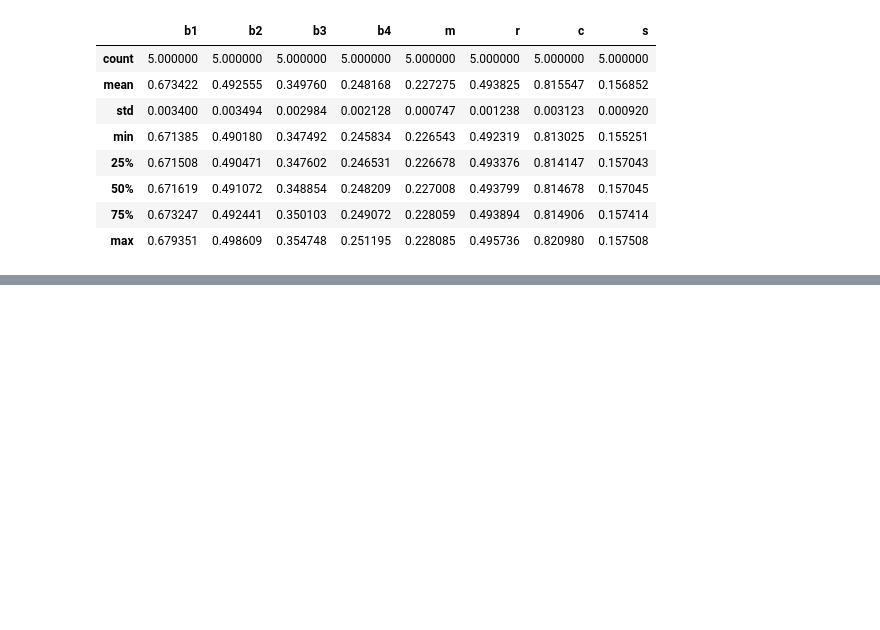
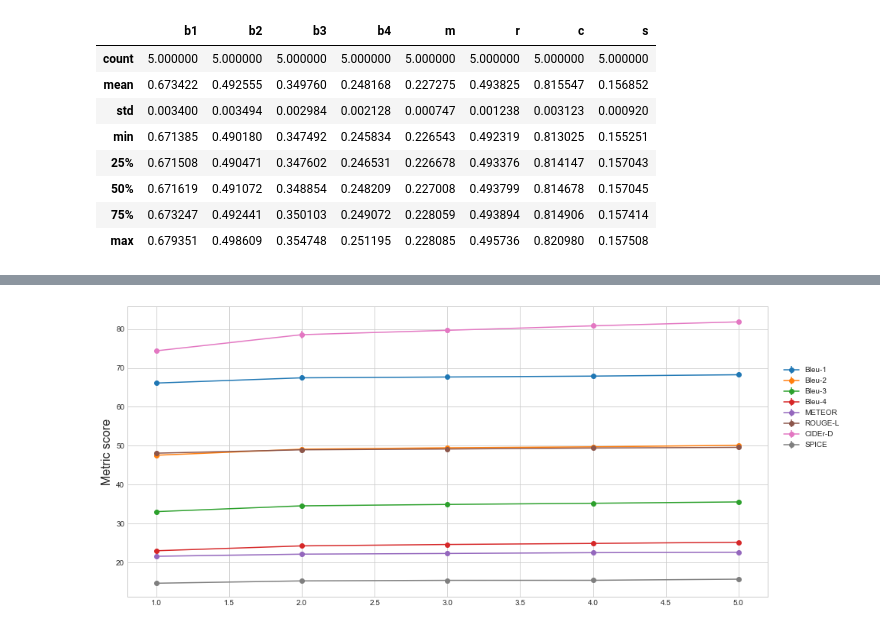
Before and after one commit to ingritu/TDT4900-Master-Thesis, a Jupyter notebook: notebooks/Results.ipynb, the cells around one changed output, grey strips where cells are left out. Saved outputs shown, nothing was run; the diff lists cells and outputs as text; code cells hidden in the pictures; blank space fills up the shorter version.

```diff
--- a/notebooks/Results.ipynb
+++ b/notebooks/Results.ipynb
@@ -60,0 +174,19 @@ plt.savefig(save_path.joinpath('something.pdf'))
+# %%
+# plot c1p1-c5p5
+plt.figure(figsize=(15,7))
+line1 = plt.errorbar(x[:5], b1_c1p1_c5p5[0]*100, b1_c1p1_c5p5[1]*100, fmt='-o', label='Bleu-1')
+line2 = plt.errorbar(x[:5], b2_c1p1_c5p5[0]*100, b2_c1p1_c5p5[1]*100, fmt='-o', label='Bleu-2')
+line3 = plt.errorbar(x[:5], b3_c1p1_c5p5[0]*100, b3_c1p1_c5p5[1]*100, fmt='-o', label='Bleu-3')
+line4 = plt.errorbar(x[:5], b4_c1p1_c5p5[0]*100, b4_c1p1_c5p5[1]*100, fmt='-o', label='Bleu-4')
+line5 = plt.errorbar(x[:5], m_c1p1_c5p5[0]*100, m_c1p1_c5p5[1]*100, fmt='-o', label='METEOR')
+line6 = plt.errorbar(x[:5], r_c1p1_c5p5[0]*100, r_c1p1_c5p5[1]*100, fmt='-o', label='ROUGE-L')
+line7 = plt.errorbar(x[:5], c_c1p1_c5p5[0]*100, c_c1p1_c5p5[1]*100, fmt='-o', label='CIDEr-D')
+line8 = plt.errorbar(x[:5], s_c1p1_c5p5[0]*100, s_c1p1_c5p5[1]*100, fmt='-o', label='SPICE')
+#plt.legend([line1, line2, line3, line4, line5, line6, line7, line8], METRICS)
+plt.legend(bbox_to_anchor=(1.02, 0.5, 1., .1), loc='lower left',
+           ncol=1, borderaxespad=0.)
+plt.ylabel('Metric score', Fontsize=16)
+plt.savefig(save_path.joinpath('b-c1p1-c5p5.pdf'))
+plt.show()
+# %% [output]
+[figure, added]
```
Also changed, not shown: parts of 21 cells of this notebook, 1 other file.
